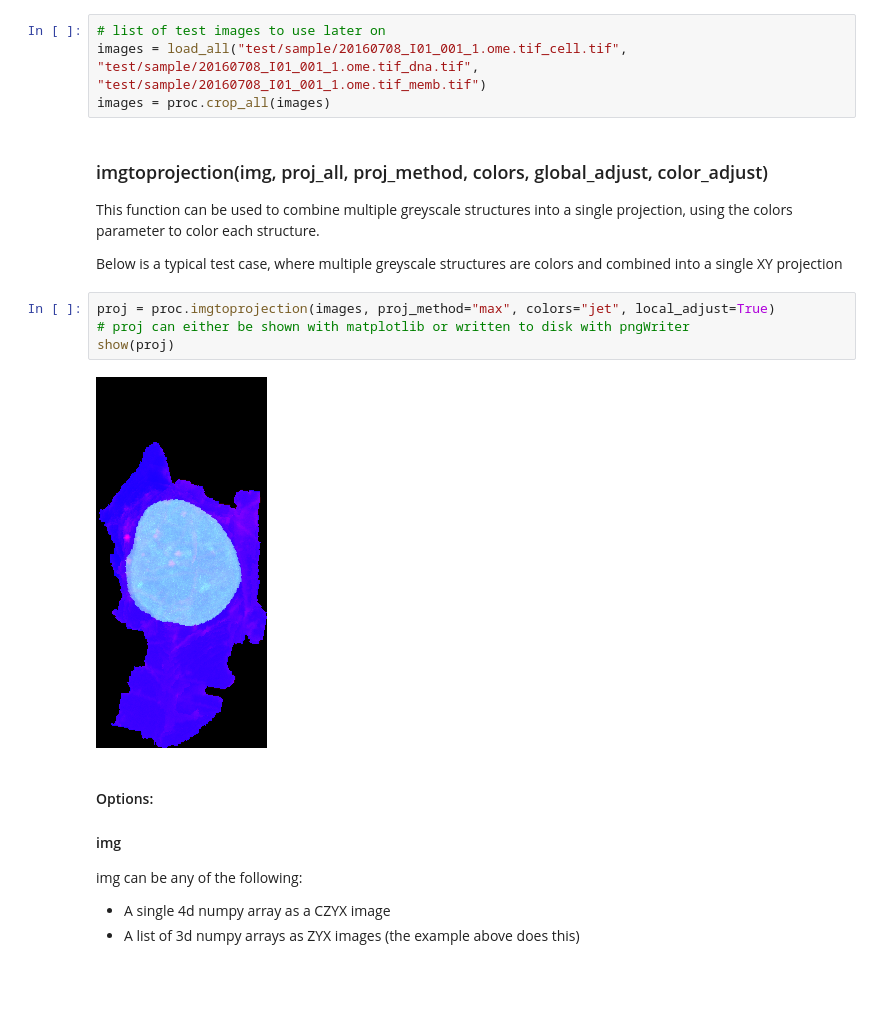
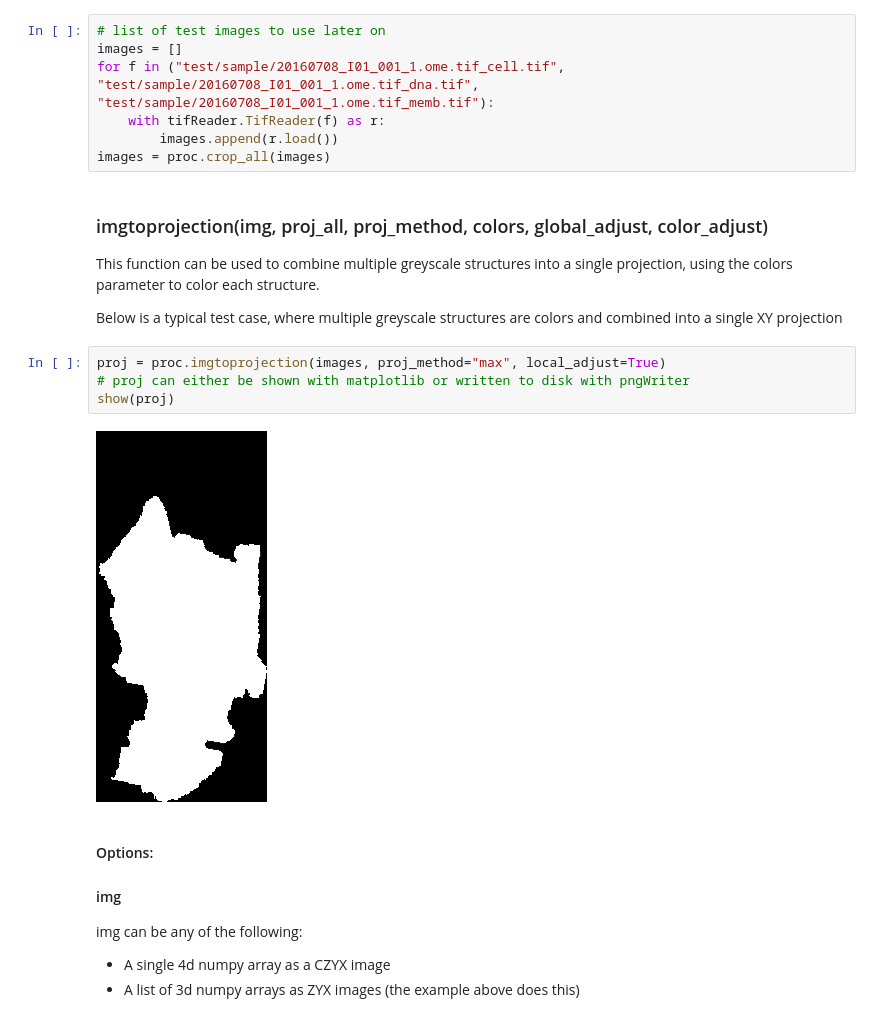
Before and after one commit to AllenCellModeling/aicsimage, a Jupyter notebook: Aicsimage Processing Guide.ipynb, the cells around one changed output. Saved outputs shown, nothing was run; the diff lists cells and outputs as text; blank space fills up the shorter version.

```diff
--- a/Aicsimage Processing Guide.ipynb
+++ b/Aicsimage Processing Guide.ipynb
@@ -131,7 +157,10 @@ with omeTifWriter.OmeTifWriter("test/sample/sample_out.ome.tif", overwrite_file=
 ## Visualizing structures
 # %%
 # list of test images to use later on
-images = load_all("test/sample/20160708_I01_001_1.ome.tif_cell.tif", "test/sample/20160708_I01_001_1.ome.tif_dna.tif", "test/sample/20160708_I01_001_1.ome.tif_memb.tif")
+images = []
+for f in ("test/sample/20160708_I01_001_1.ome.tif_cell.tif", "test/sample/20160708_I01_001_1.ome.tif_dna.tif", "test/sample/20160708_I01_001_1.ome.tif_memb.tif"):
+    with tifReader.TifReader(f) as r:
+        images.append(r.load())
 images = proc.crop_all(images)
 # %% [markdown]
 ### imgtoprojection(img, proj_all, proj_method, colors, global_adjust, color_adjust)
@@ -140,11 +169,11 @@ images = proc.crop_all(images)
 
  Below is a typical test case, where multiple greyscale structures are colors and combined into a single XY projection
 # %%
-proj = proc.imgtoprojection(images, proj_method="max", colors="jet", local_adjust=True)
+proj = proc.imgtoprojection(images, proj_method="max", local_adjust=True)
 # proj can either be shown with matplotlib or written to disk with pngWriter
 show(proj)
 # %% [output]
-[figure, old version]
+[figure, new version]
 # %% [markdown]
 #### Options:
 
```
Also changed, not shown: parts of 16 cells of this notebook, 1 other file.
